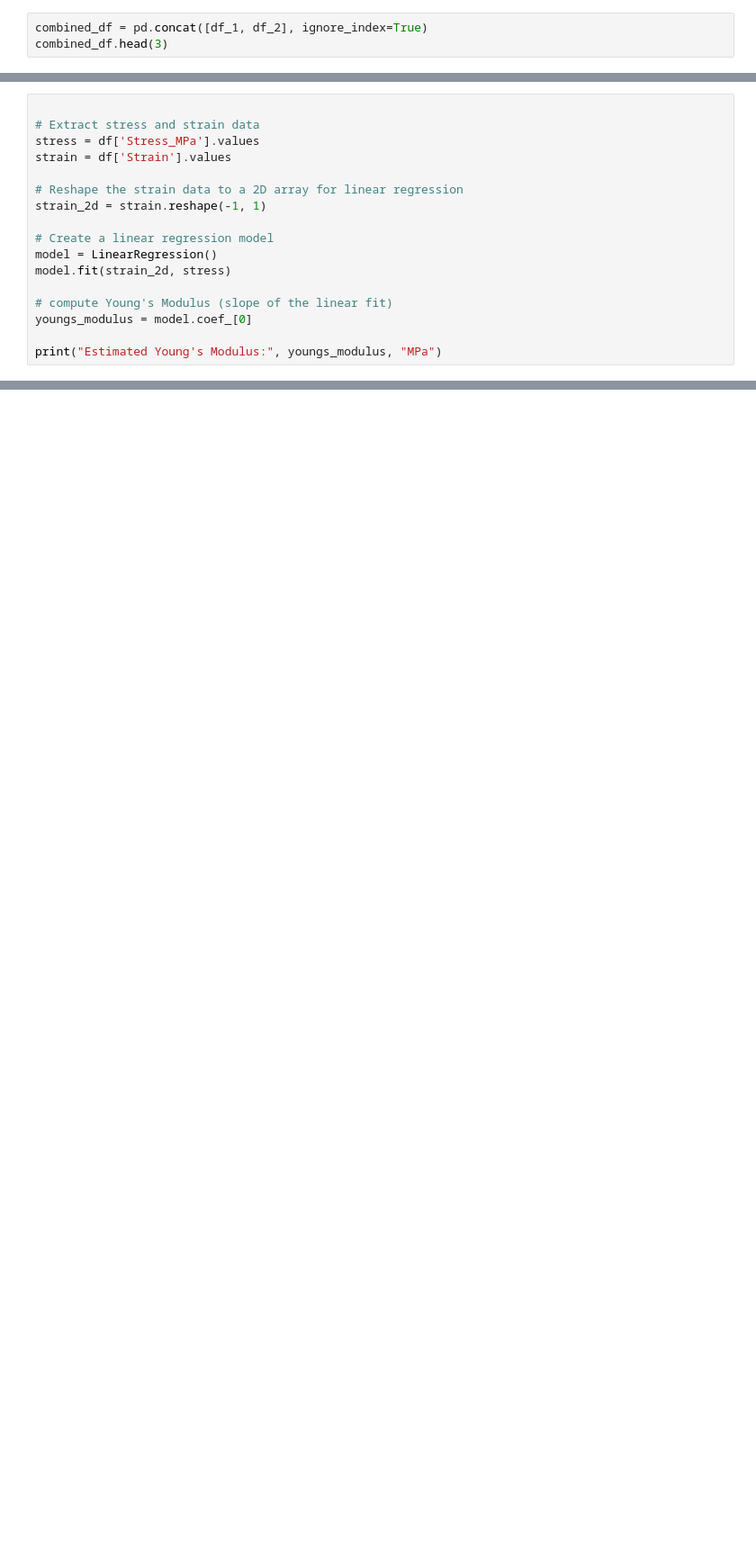
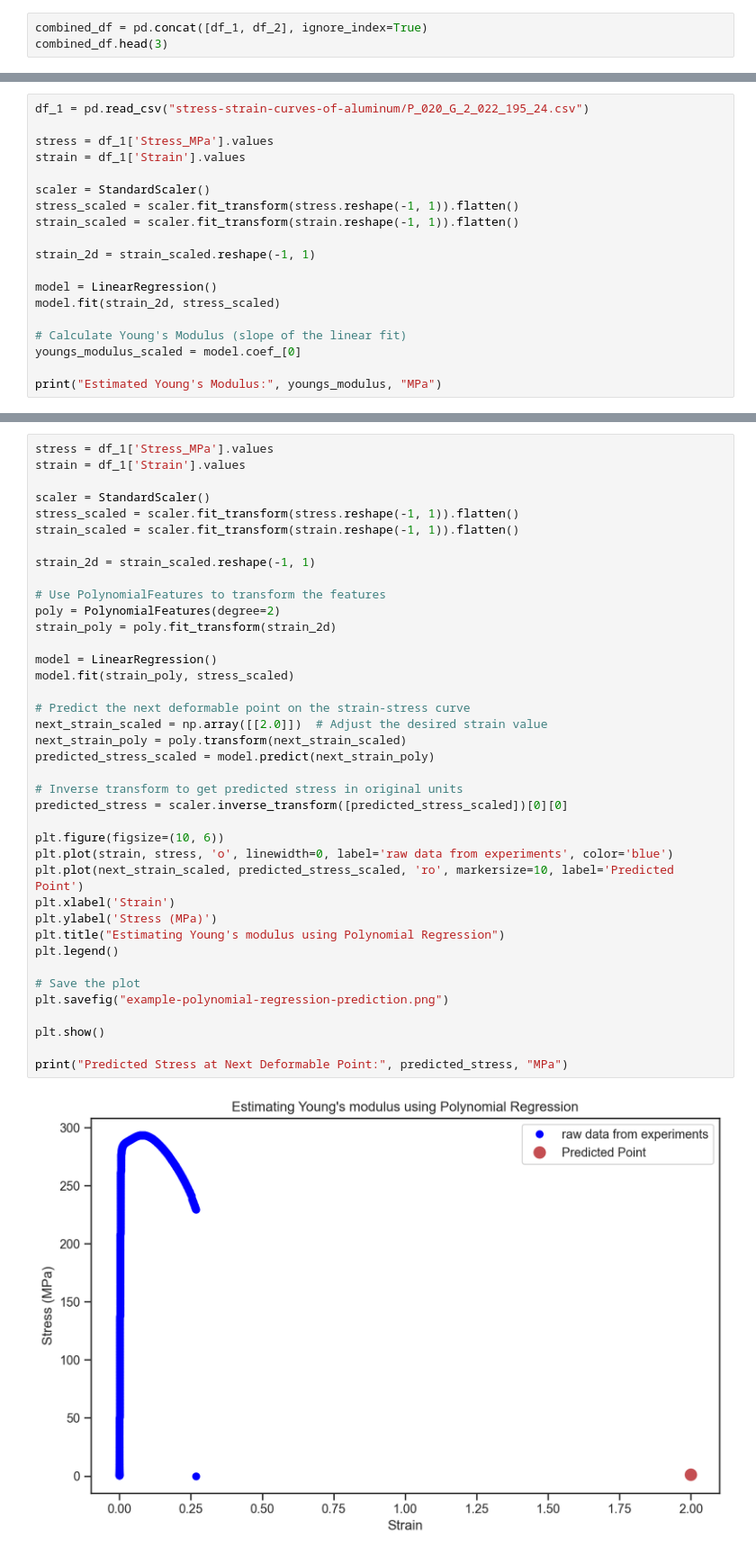
Before and after one commit to youness-elbrag/Stress-related-Ratio, a Jupyter notebook: Stress and Strain Studying Case.ipynb, the cells around one changed output, grey strips where cells are left out. Shown at 90% size. Saved outputs shown, nothing was run; the diff lists cells and outputs as text; blank space fills up the shorter version.

Commit message:
use ML model

```diff
--- a/Stress and Strain Studying Case.ipynb
+++ b/Stress and Strain Studying Case.ipynb
@@ -335,17 +359,19 @@ from sklearn.linear_model import LinearRegression
 # %%
+df_1 = pd.read_csv("stress-strain-curves-of-aluminum/P_020_G_2_022_195_24.csv")
 
-# Extract stress and strain data
-stress = df['Stress_MPa'].values
-strain = df['Strain'].values
+stress = df_1['Stress_MPa'].values
+strain = df_1['Strain'].values
 
-# Reshape the strain data to a 2D array for linear regression
-strain_2d = strain.reshape(-1, 1)
+scaler = StandardScaler()
+stress_scaled = scaler.fit_transform(stress.reshape(-1, 1)).flatten()
+strain_scaled = scaler.fit_transform(strain.reshape(-1, 1)).flatten()
 
-# Create a linear regression model
+strain_2d = strain_scaled.reshape(-1, 1)
+
 model = LinearRegression()
-model.fit(strain_2d, stress)
+model.fit(strain_2d, stress_scaled)
 
-# compute Young's Modulus (slope of the linear fit)
-youngs_modulus = model.coef_[0]
+# Calculate Young's Modulus (slope of the linear fit)
+youngs_modulus_scaled = model.coef_[0]
 
 print("Estimated Young's Modulus:", youngs_modulus, "MPa")
@@ -353,0 +401,41 @@ print("Estimated Young's Modulus:", youngs_modulus, "MPa")
+# %%
+stress = df_1['Stress_MPa'].values
+strain = df_1['Strain'].values
+
+scaler = StandardScaler()
+stress_scaled = scaler.fit_transform(stress.reshape(-1, 1)).flatten()
+strain_scaled = scaler.fit_transform(strain.reshape(-1, 1)).flatten()
+
+strain_2d = strain_scaled.reshape(-1, 1)
+
+# Use PolynomialFeatures to transform the features
+poly = PolynomialFeatures(degree=2)
+strain_poly = poly.fit_transform(strain_2d)
+
+model = LinearRegression()
+model.fit(strain_poly, stress_scaled)
+
+# Predict the next deformable point on the strain-stress curve
+next_strain_scaled = np.array([[2.0]])  # Adjust the desired strain value
+next_strain_poly = poly.transform(next_strain_scaled)
+predicted_stress_scaled = model.predict(next_strain_poly)
+
+# Inverse transform to get predicted stress in original units
+predicted_stress = scaler.inverse_transform([predicted_stress_scaled])[0][0]
+
+plt.figure(figsize=(10, 6))
+plt.plot(strain, stress, 'o', linewidth=0, label='raw data from experiments', color='blue')
+plt.plot(next_strain_scaled, predicted_stress_scaled, 'ro', markersize=10, label='Predicted Point')
+plt.xlabel('Strain')
+plt.ylabel('Stress (MPa)')
+plt.title("Estimating Young's modulus using Polynomial Regression")
+plt.legend()
+
+# Save the plot
+plt.savefig("example-polynomial-regression-prediction.png")
+
+plt.show()
+
+print("Predicted Stress at Next Deformable Point:", predicted_stress, "MPa")
+# %% [output]
+[figure, added]
```
Also changed, not shown: parts of 15 cells of this notebook, 5 other files.
